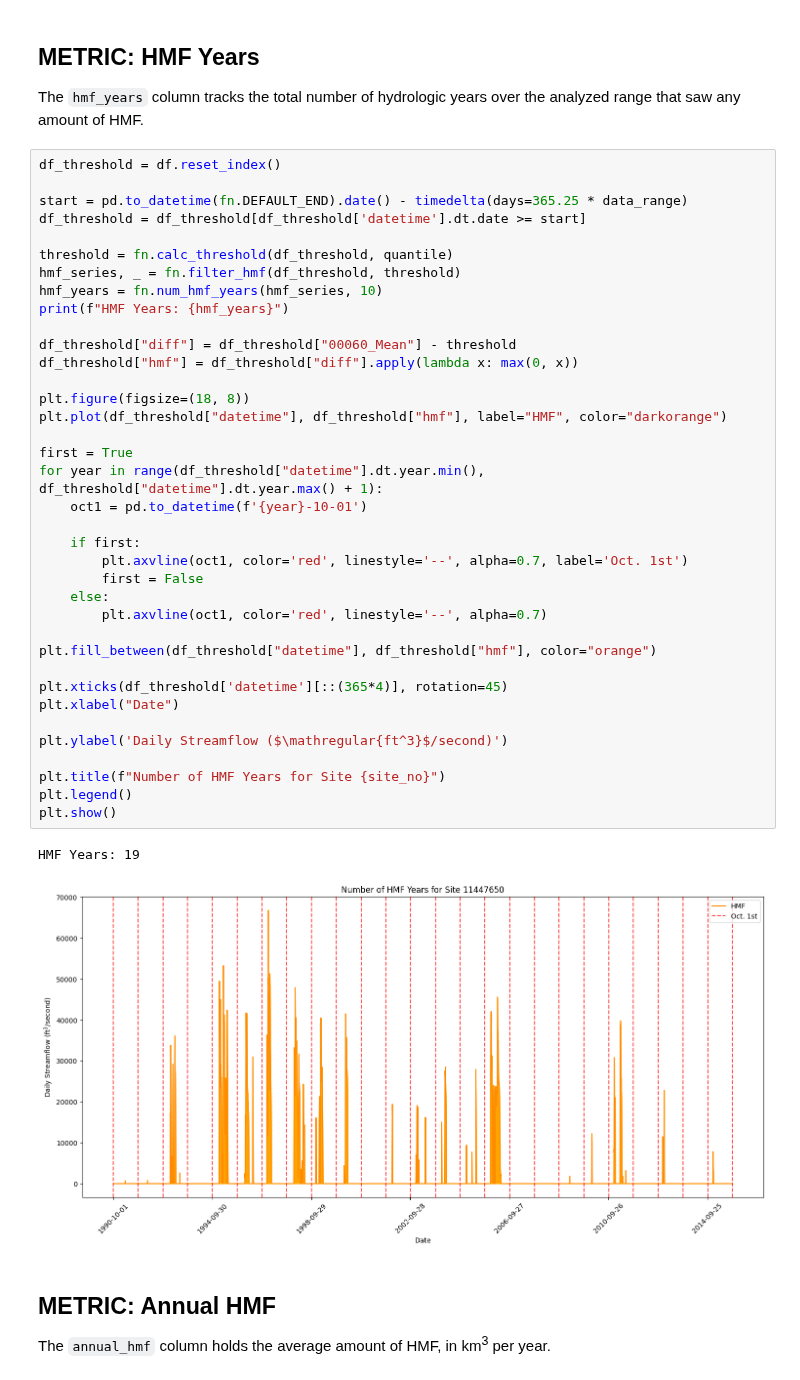
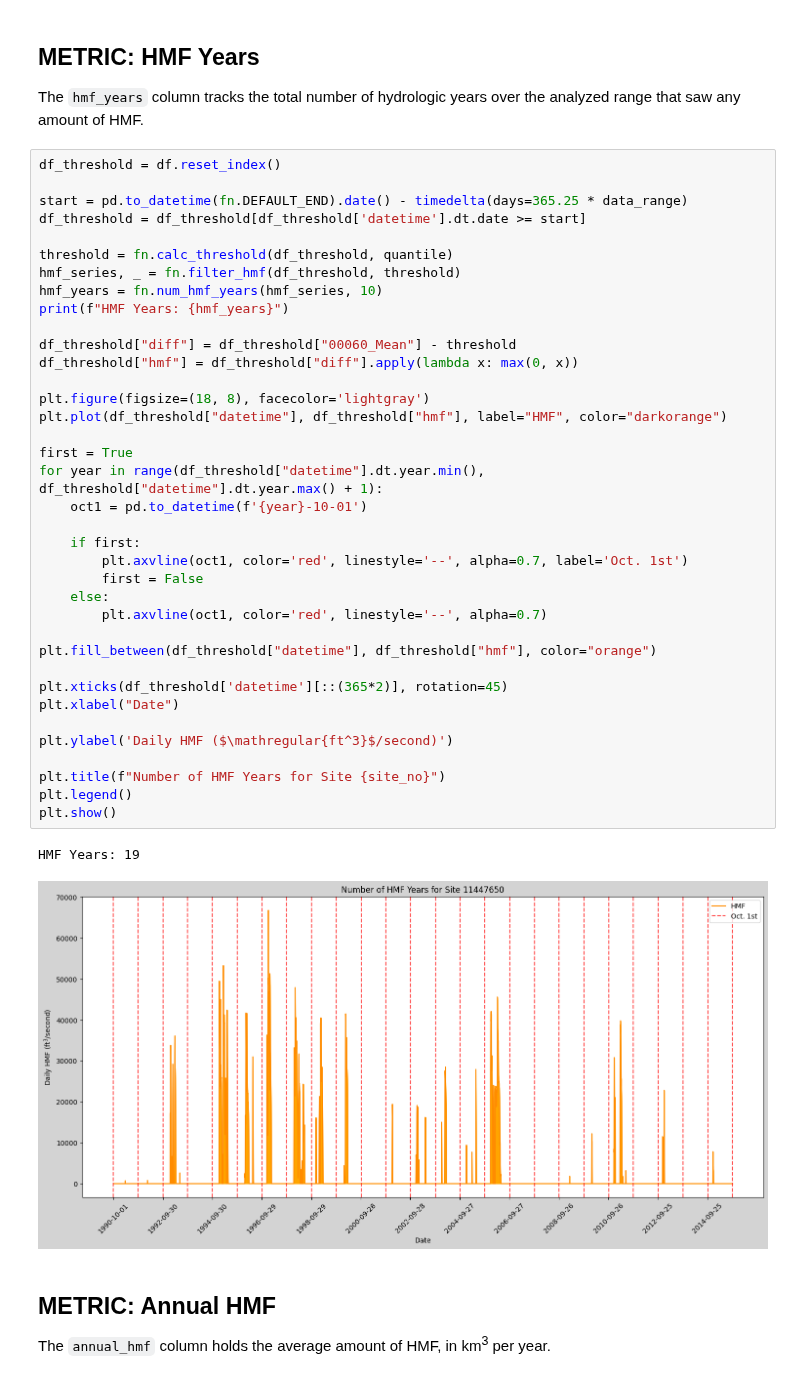
Before and after one commit to AlekWithK/DahlkeLab_LAWR, a Jupyter notebook: site_analysis.ipynb, the cells around one changed output. Cells and saved outputs as stored; diff of their text form.

```diff
--- a/site_analysis.ipynb
+++ b/site_analysis.ipynb
@@ -116,37 +116,37 @@ df_threshold = df_threshold[df_threshold['datetime'].dt.date >= start]
 threshold = fn.calc_threshold(df_threshold, quantile)
 hmf_series, _ = fn.filter_hmf(df_threshold, threshold)
 hmf_years = fn.num_hmf_years(hmf_series, 10)
 print(f"HMF Years: {hmf_years}")
 
 df_threshold["diff"] = df_threshold["00060_Mean"] - threshold
 df_threshold["hmf"] = df_threshold["diff"].apply(lambda x: max(0, x))
 
-plt.figure(figsize=(18, 8))
+plt.figure(figsize=(18, 8), facecolor='lightgray')
 plt.plot(df_threshold["datetime"], df_threshold["hmf"], label="HMF", color="darkorange")
 
 first = True
 for year in range(df_threshold["datetime"].dt.year.min(), df_threshold["datetime"].dt.year.max() + 1):
     oct1 = pd.to_datetime(f'{year}-10-01')
 
     if first:
         plt.axvline(oct1, color='red', linestyle='--', alpha=0.7, label='Oct. 1st')
         first = False
     else:
         plt.axvline(oct1, color='red', linestyle='--', alpha=0.7)
 
 plt.fill_between(df_threshold["datetime"], df_threshold["hmf"], color="orange")
 
-plt.xticks(df_threshold['datetime'][::(365*4)], rotation=45)
+plt.xticks(df_threshold['datetime'][::(365*2)], rotation=45)
 plt.xlabel("Date")
 
-plt.ylabel('Daily Streamflow ($\mathregular{ft^3}$/second)')
+plt.ylabel('Daily HMF ($\mathregular{ft^3}$/second)')
 
 plt.title(f"Number of HMF Years for Site {site_no}")
 plt.legend()
 plt.show()
 # %% [output]
 HMF Years: 19
-[figure, old version]
+[figure, new version]
 # %% [markdown]
 ## METRIC: Annual HMF
 The `annual_hmf` column holds the average amount of HMF, in km<sup>3</sup> per year.
```
Also changed, not shown: parts of 7 cells of this notebook, 2 other files.
